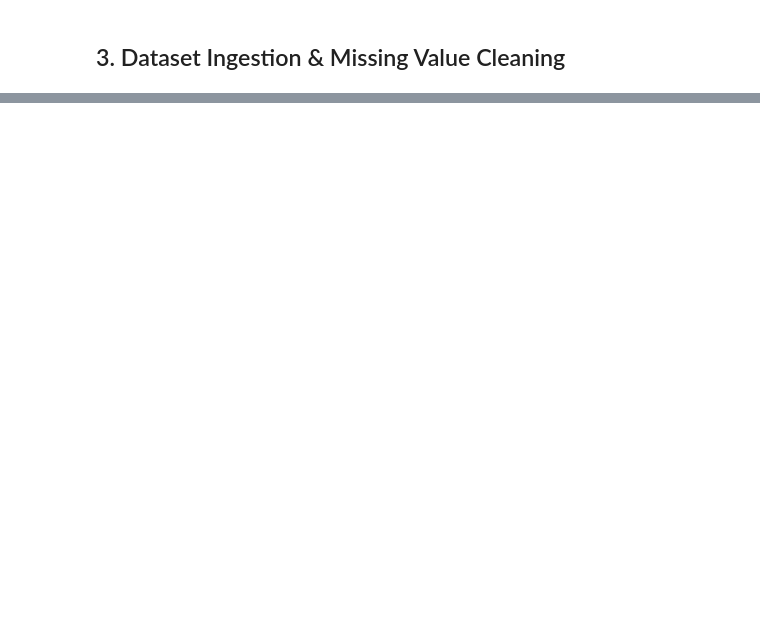
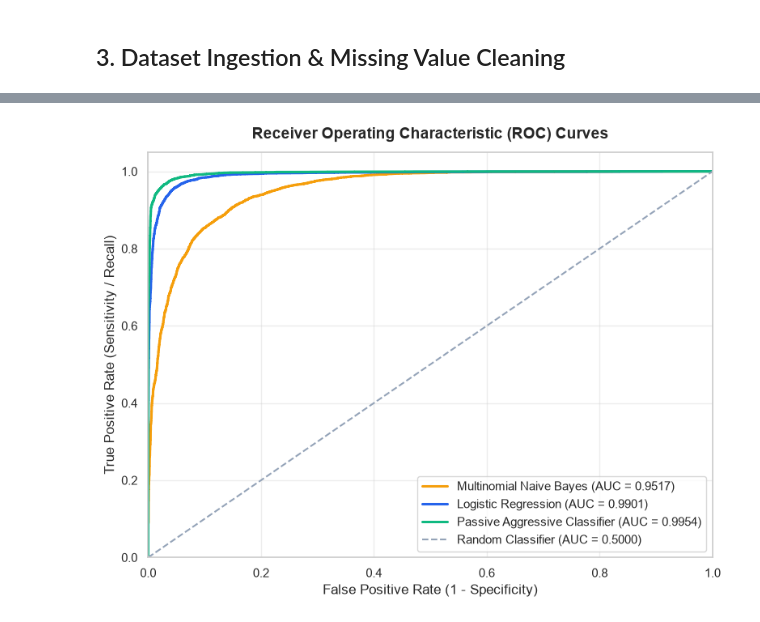
Before and after one commit to hmmdsiyam-maker/fake-news-detection, a Jupyter notebook: fake-news-ml/notebooks/01_model_training.ipynb, the cells around one changed output, grey strips where cells are left out. Cells and saved outputs as stored; diff of their text form; code cells hidden in the pictures; blank space fills up the shorter version.

```diff
--- a/fake-news-ml/notebooks/01_model_training.ipynb
+++ b/fake-news-ml/notebooks/01_model_training.ipynb
@@ -196,0 +387,20 @@ plt.show()
+# %%
+plt.figure(figsize=(9, 6.5))
+colors = ['#f59e0b', '#2563eb', '#10b981']
+
+for (name, res), color in zip(results.items(), colors):
+    if res["y_scores"] is not None:
+        fpr, tpr, _ = roc_curve(y_test, res["y_scores"])
+        plt.plot(fpr, tpr, label=f"{name} (AUC = {res['auc']:.4f})", color=color, lw=2.2)
+
+plt.plot([0, 1], [0, 1], color="#94a3b8", linestyle="--", lw=1.5, label="Random Classifier (AUC = 0.5000)")
+plt.xlim([0.0, 1.0])
+plt.ylim([0.0, 1.05])
+plt.xlabel("False Positive Rate (1 - Specificity)", fontsize=12)
+plt.ylabel("True Positive Rate (Sensitivity / Recall)", fontsize=12)
+plt.title("Receiver Operating Characteristic (ROC) Curves", fontsize=14, fontweight='bold', pad=12)
+plt.legend(loc="lower right", fontsize=11, frameon=True)
+plt.grid(True, alpha=0.35)
+plt.show()
+# %% [output]
+[figure, added]
```
Also changed, not shown: parts of 29 cells of this notebook, 9 other files.
